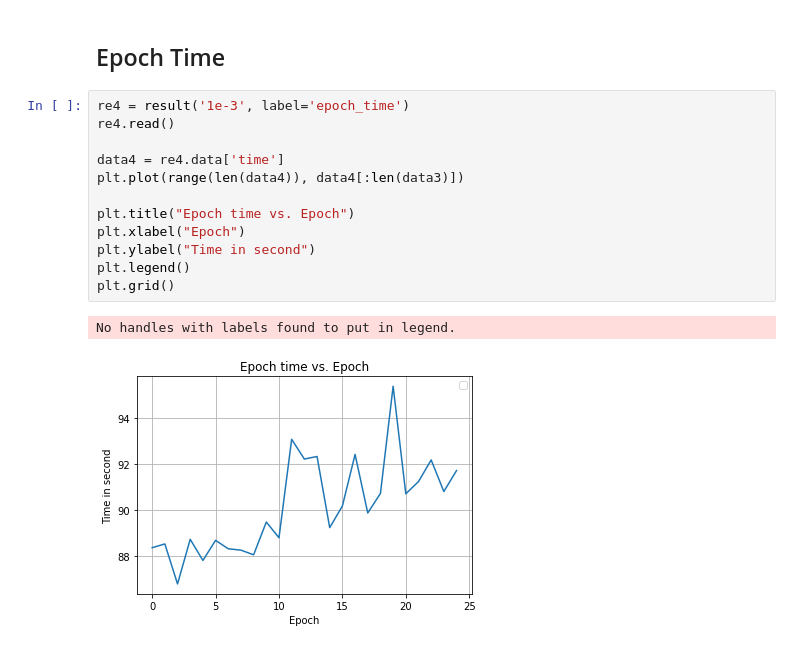
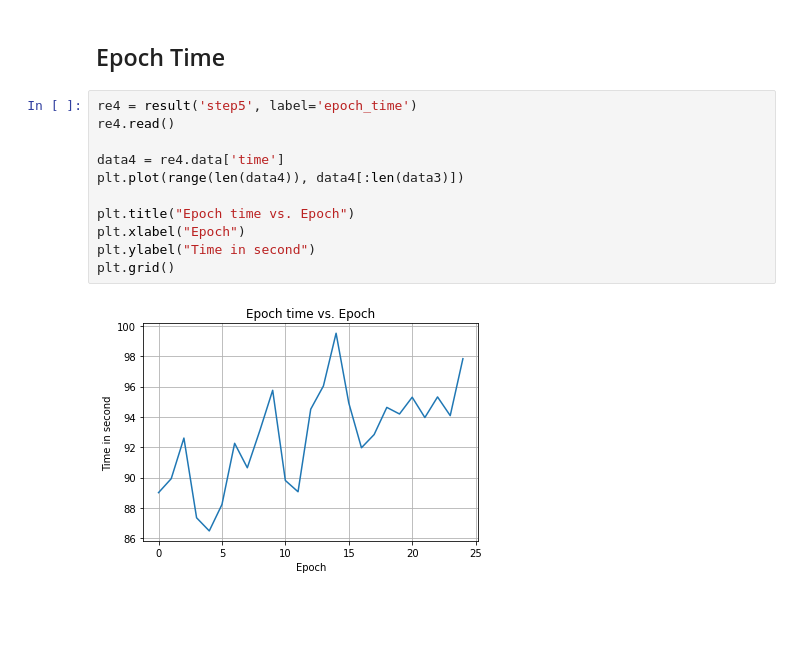
Before and after one commit to Monica-sh/COMP3314, a Jupyter notebook: a2/result visualisation.ipynb, the cells around one changed output. Cells and saved outputs as stored; diff of their text form; blank space fills up the shorter version.

Commit message:
update step analysis

```diff
--- a/a2/result visualisation.ipynb
+++ b/a2/result visualisation.ipynb
@@ -248,17 +248,15 @@ plt.savefig(os.path.join(os.path.join('results', 'step_analysis'), "Accuracy.png
 # %% [markdown]
 ## Epoch Time
 # %%
-re4 = result('1e-3', label='epoch_time')
+re4 = result('step5', label='epoch_time')
 re4.read()
 
 data4 = re4.data['time']
 plt.plot(range(len(data4)), data4[:len(data3)])
 
 plt.title("Epoch time vs. Epoch")
 plt.xlabel("Epoch")
 plt.ylabel("Time in second")
-plt.legend()
 plt.grid()
 # %% [output]
-No handles with labels found to put in legend.
-[figure, old version]
+[figure, new version]
```
Also changed, not shown: parts of 2 cells of this notebook, 4 other files.
